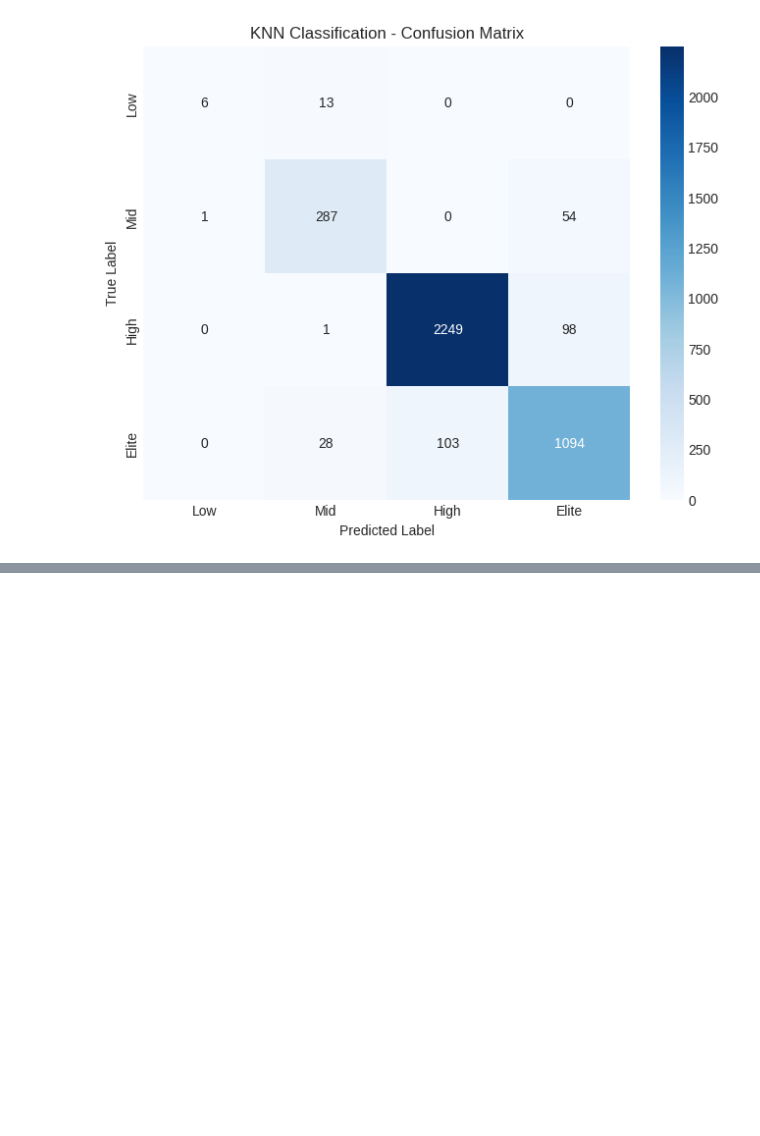
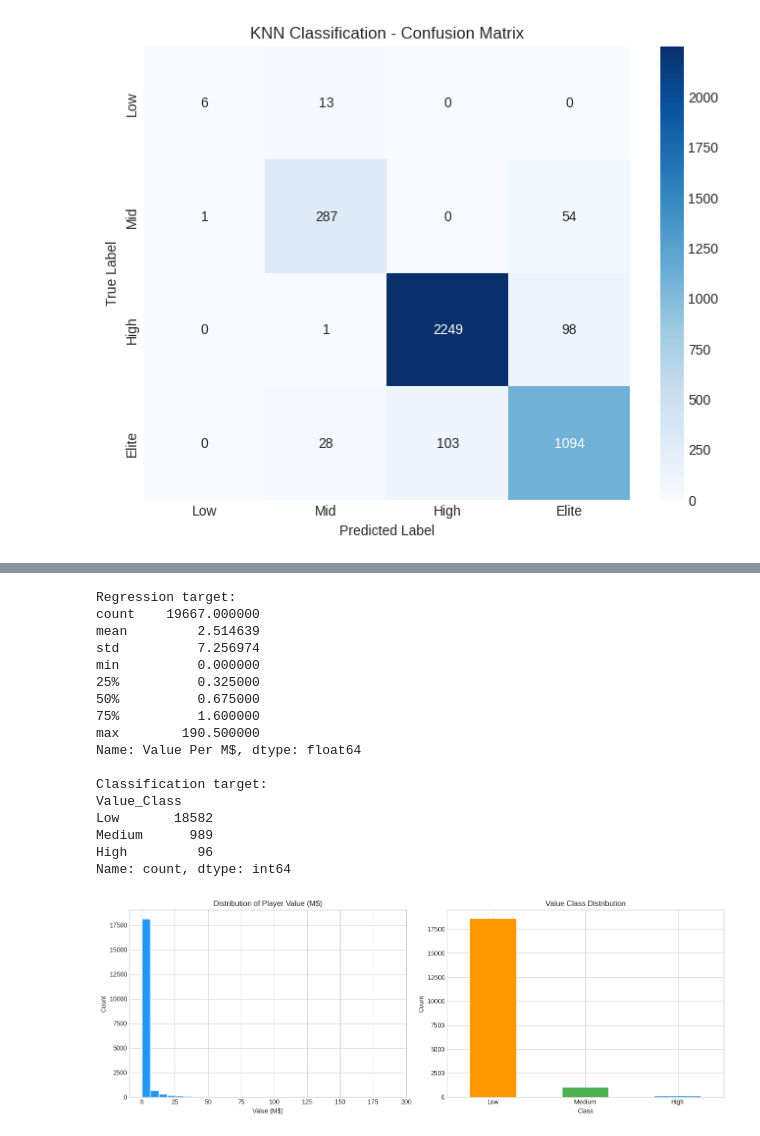
Before and after one commit to youssef28m/fifa-performance-analysis, a Jupyter notebook: main.ipynb, the cells around one changed output, grey strips where cells are left out. Cells and saved outputs as stored; diff of their text form; code cells hidden in the pictures; blank space fills up the shorter version.

```diff
--- a/main.ipynb
+++ b/main.ipynb
@@ -2096,0 +1955,61 @@ plt.show()
+# %%
+from sklearn.preprocessing import OrdinalEncoder
+
+# Tree-based features: numerical + Position (ordinal encoded)
+# Trees are scale-invariant, so Position can be label-encoded effectively
+features = ['Age', 'Overall_Rating', 'Future Potential', 'Total_Stats Score', 'Position']
+X = df[features].copy()
+
+# Ordinal-encode Position for tree models (handles non-linear relationships)
+pos_encoder = OrdinalEncoder(handle_unknown='use_encoded_value', unknown_value=-1)
+X['Position'] = pos_encoder.fit_transform(X[['Position']])
+
+# Regression target
+y_reg = df['Value Per M$']
+
+# Classification target (value-based, not rating-based like A2)
+df['Value_Class'] = df['Value Per M$'].apply(
+    lambda x: 'Low' if x < 10 else ('Medium' if x < 50 else 'High')
+)
+y_clf = df['Value_Class']
+
+print('Regression target:')
+print(y_reg.describe())
+print('\nClassification target:')
+print(y_clf.value_counts())
+
+# Visualization
+fig, axes = plt.subplots(1, 2, figsize=(14, 5))
+y_reg.hist(bins=30, ax=axes[0], color='#2196F3', edgecolor='white')
+axes[0].set_title('Distribution of Player Value (M$)')
+axes[0].set_xlabel('Value (M$)')
+axes[0].set_ylabel('Count')
+
+y_clf.value_counts().plot(kind='bar', ax=axes[1],
+                           color=['#FF9800','#4CAF50','#2196F3'])
+axes[1].set_title('Value Class Distribution')
+axes[1].set_xlabel('Class')
+axes[1].set_ylabel('Count')
+axes[1].tick_params(axis='x', rotation=0)
+
+plt.tight_layout()
+plt.show()
+# %% [output]
+Regression target:
+count    19667.000000
+mean         2.514639
+std          7.256974
+min          0.000000
+25%          0.325000
+50%          0.675000
+75%          1.600000
+max        190.500000
+Name: Value Per M$, dtype: float64
+
+Classification target:
+Value_Class
+Low       18582
+Medium      989
+High         96
+Name: count, dtype: int64
+[figure, added]
```
Also changed, not shown: parts of 39 cells of this notebook, 1 other file.
